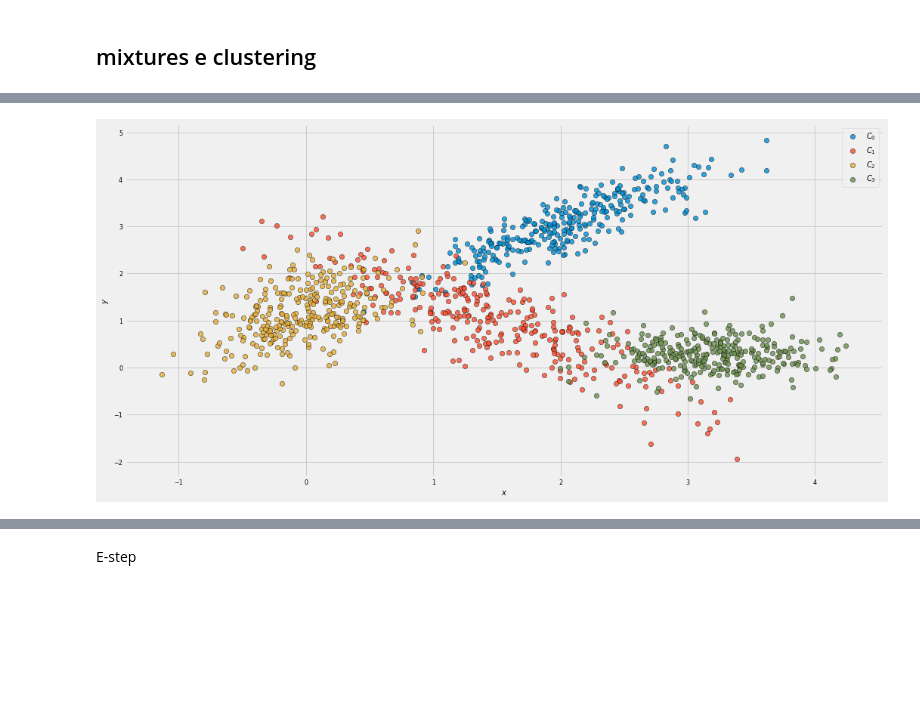
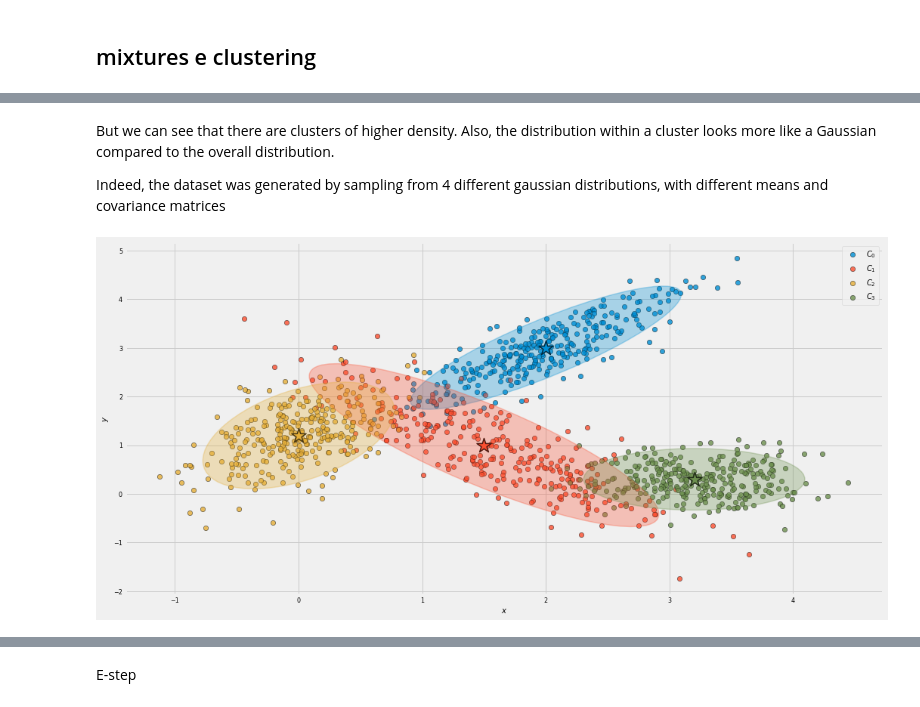
Before and after one commit to tvml/ml2324, a Jupyter notebook: codici/mixtures.ipynb, the cells around one changed output, grey strips where cells are left out. Cells and saved outputs as stored; diff of their text form; code cells hidden in the pictures; blank space fills up the shorter version.

```diff
--- a/codici/mixtures.ipynb
+++ b/codici/mixtures.ipynb
@@ -64,12 +69,16 @@ def plot_ellipse(pos, cov, nstd=2, **kwargs):
 # %%
-rv0 = stats.multivariate_normal(mean=[2, 3], cov=[[.3, .3],[.3,.4]])
-rv1 = stats.multivariate_normal(mean=[1.5, 1], cov=[[.5, -.5],[-.5,.7]])
-rv2 = stats.multivariate_normal(mean=[0, 1.2], cov=[[.15, .1],[.1,.3]])
-rv3 = stats.multivariate_normal(mean=[3.2, .3], cov=[[.2, 0],[0,.1]])
+mu0 = np.array([[2, 3], [1.5, 1], [0, 1.2], [3.2, .3]])
+Sigma0 = [[[.3, .3],[.3,.4]], [[.5, -.5],[-.5,.7]], [[.15, .1],[.1,.3]], [[.2, 0],[0,.1]]]
 
-z0 = rv0.rvs(size=300)
-z1 = rv1.rvs(size=300)
-z2 = rv2.rvs(size=300)
-z3 = rv3.rvs(size=300)
+rv0 = stats.multivariate_normal(mean=mu0[0,:], cov=Sigma0[0])
+rv1 = stats.multivariate_normal(mean=mu0[1,:], cov=Sigma0[1])
+rv2 = stats.multivariate_normal(mean=mu0[2,:], cov=Sigma0[2])
+rv3 = stats.multivariate_normal(mean=mu0[3,:], cov=Sigma0[3])
 
-z=np.concatenate((z0, z1, z2, z3), axis=0)
+X0 = rv0.rvs(size=300)
+X1 = rv1.rvs(size=300)
+X2 = rv2.rvs(size=300)
+X3 = rv3.rvs(size=300)
+
+# dataset
+X=np.concatenate((X0, X1, X2, X3), axis=0)
@@ -76,12 +111,19 @@ z=np.concatenate((z0, z1, z2, z3), axis=0)
+# %% [markdown]
+But we can see that there are clusters of higher density. Also, the distribution within a cluster looks more like a Gaussian compared to the overall distribution.
+
+Indeed, the dataset was generated by sampling from 4 different gaussian distributions, with different means and covariance matrices
 # %%
 fig, ax = plt.subplots()
-ax.scatter(z0[:,0], z0[:,1], s=40, color='C0', alpha =.8, edgecolors='k', label=r'$C_0$')
-ax.scatter(z1[:,0], z1[:,1], s=40, color='C1', alpha =.8, edgecolors='k', label=r'$C_1$')
-ax.scatter(z2[:,0], z2[:,1], s=40, color='C2', alpha =.8, edgecolors='k', label=r'$C_2$')
-ax.scatter(z3[:,0], z3[:,1], s=40, color='C3', alpha =.8, edgecolors='k', label=r'$C_3$')
+ax.scatter(X0[:,0], X0[:,1], s=40, color='C0', alpha =.8, edgecolors='k', label=r'$C_0$')
+ax.scatter(X1[:,0], X1[:,1], s=40, color='C1', alpha =.8, edgecolors='k', label=r'$C_1$')
+ax.scatter(X2[:,0], X2[:,1], s=40, color='C2', alpha =.8, edgecolors='k', label=r'$C_2$')
+ax.scatter(X3[:,0], X3[:,1], s=40, color='C3', alpha =.8, edgecolors='k', label=r'$C_3$')
+for i in range(nc):
+    plt.scatter(mu0[i,0], mu0[i,1], marker='*', s=400, color=colors[i], edgecolors='k', linewidth=1.5)
+    plot_ellipse(mu0[i], sigma0[i],  alpha=0.3, color = colors[i])
 plt.xlabel('$x$')
 plt.ylabel('$y$')
 plt.legend()
 plt.show()
 # %% [output]
-[figure, old version]
+[figure, new version]
```
Also changed, not shown: parts of 14 cells of this notebook, 10 other files.
